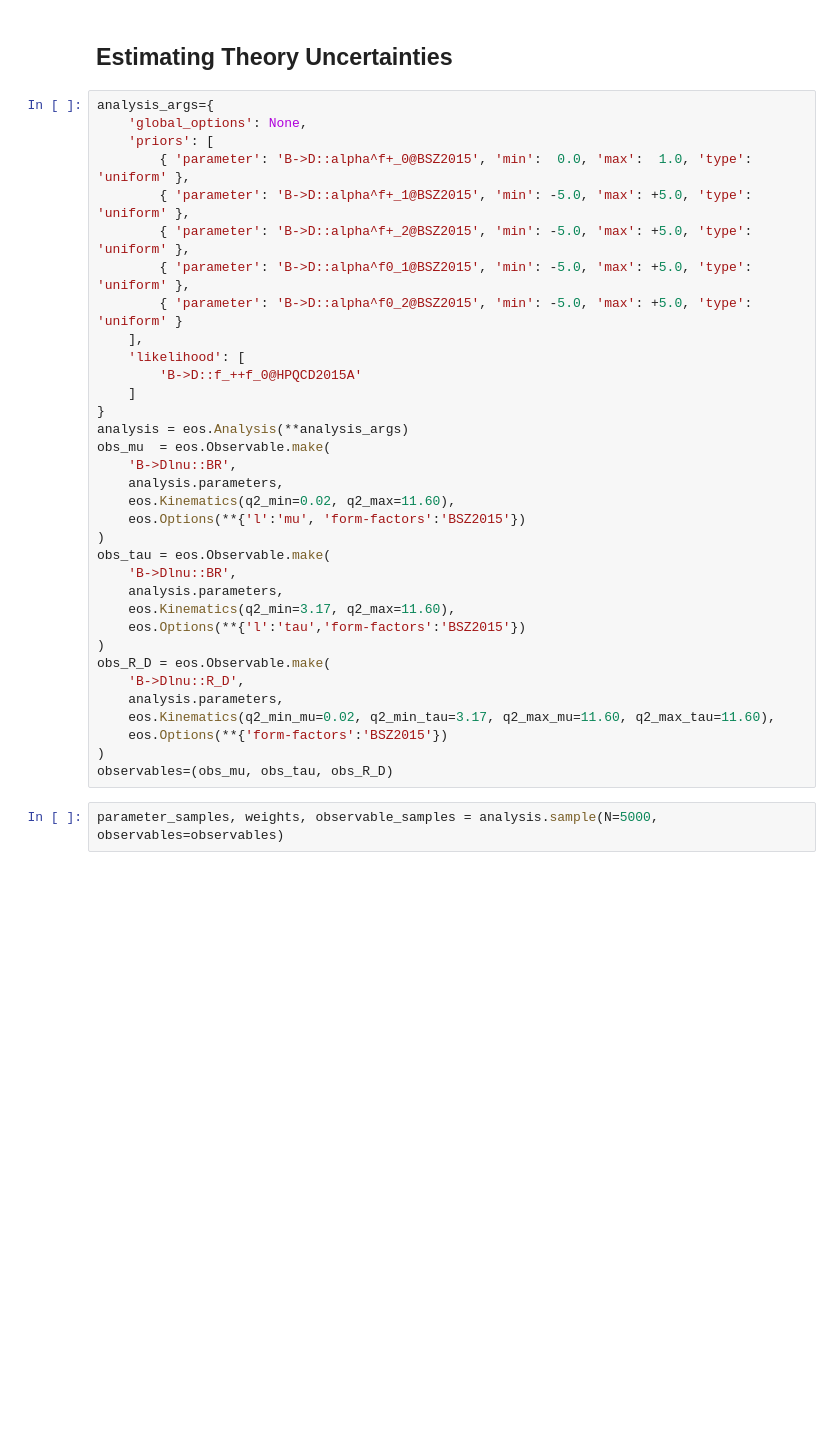
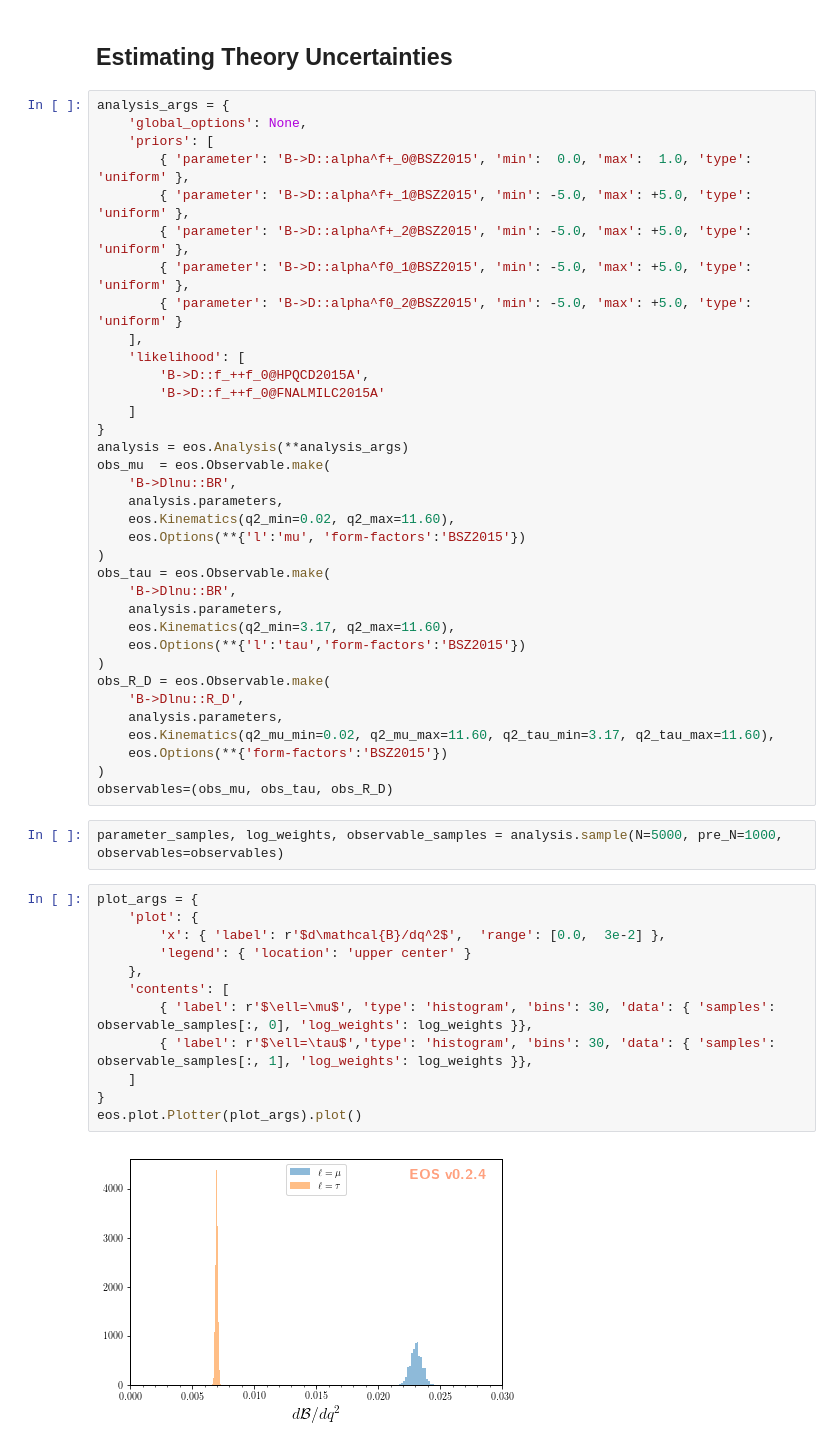
Before and after one commit to eos/eos, a Jupyter notebook: examples/predictions.ipynb, the cells around one changed output. Drawn from its saved outputs; the diff is of its cells as text; blank space fills up the shorter version.

```diff
--- a/examples/predictions.ipynb
+++ b/examples/predictions.ipynb
@@ -43,7 +71,7 @@ display(obs)
 # %% [markdown]
 ## Estimating Theory Uncertainties
 # %%
-analysis_args={
+analysis_args = {
     'global_options': None,
     'priors': [
         { 'parameter': 'B->D::alpha^f+_0@BSZ2015', 'min':  0.0, 'max':  1.0, 'type': 'uniform' },
@@ -53,7 +81,8 @@ analysis_args={
         { 'parameter': 'B->D::alpha^f0_2@BSZ2015', 'min': -5.0, 'max': +5.0, 'type': 'uniform' }
     ],
     'likelihood': [
-        'B->D::f_++f_0@HPQCD2015A'
+        'B->D::f_++f_0@HPQCD2015A',
+        'B->D::f_++f_0@FNALMILC2015A'
     ]
 }
 analysis = eos.Analysis(**analysis_args)
@@ -72,9 +101,23 @@ obs_tau = eos.Observable.make(
 obs_R_D = eos.Observable.make(
     'B->Dlnu::R_D',
     analysis.parameters,
-    eos.Kinematics(q2_min_mu=0.02, q2_min_tau=3.17, q2_max_mu=11.60, q2_max_tau=11.60),
+    eos.Kinematics(q2_mu_min=0.02, q2_mu_max=11.60, q2_tau_min=3.17, q2_tau_max=11.60),
     eos.Options(**{'form-factors':'BSZ2015'})
 )
 observables=(obs_mu, obs_tau, obs_R_D)
 # %%
-parameter_samples, weights, observable_samples = analysis.sample(N=5000, observables=observables)
+parameter_samples, log_weights, observable_samples = analysis.sample(N=5000, pre_N=1000, observables=observables)
+# %%
+plot_args = {
+    'plot': {
+        'x': { 'label': r'$d\mathcal{B}/dq^2$',  'range': [0.0,  3e-2] },
+        'legend': { 'location': 'upper center' }
+    },
+    'contents': [
+        { 'label': r'$\ell=\mu$', 'type': 'histogram', 'bins': 30, 'data': { 'samples': observable_samples[:, 0], 'log_weights': log_weights }},
+        { 'label': r'$\ell=\tau$','type': 'histogram', 'bins': 30, 'data': { 'samples': observable_samples[:, 1], 'log_weights': log_weights }},
+    ]
+}
+eos.plot.Plotter(plot_args).plot()
+# %% [output]
+[figure, added]
```
Also changed, not shown: parts of 7 cells of this notebook.
